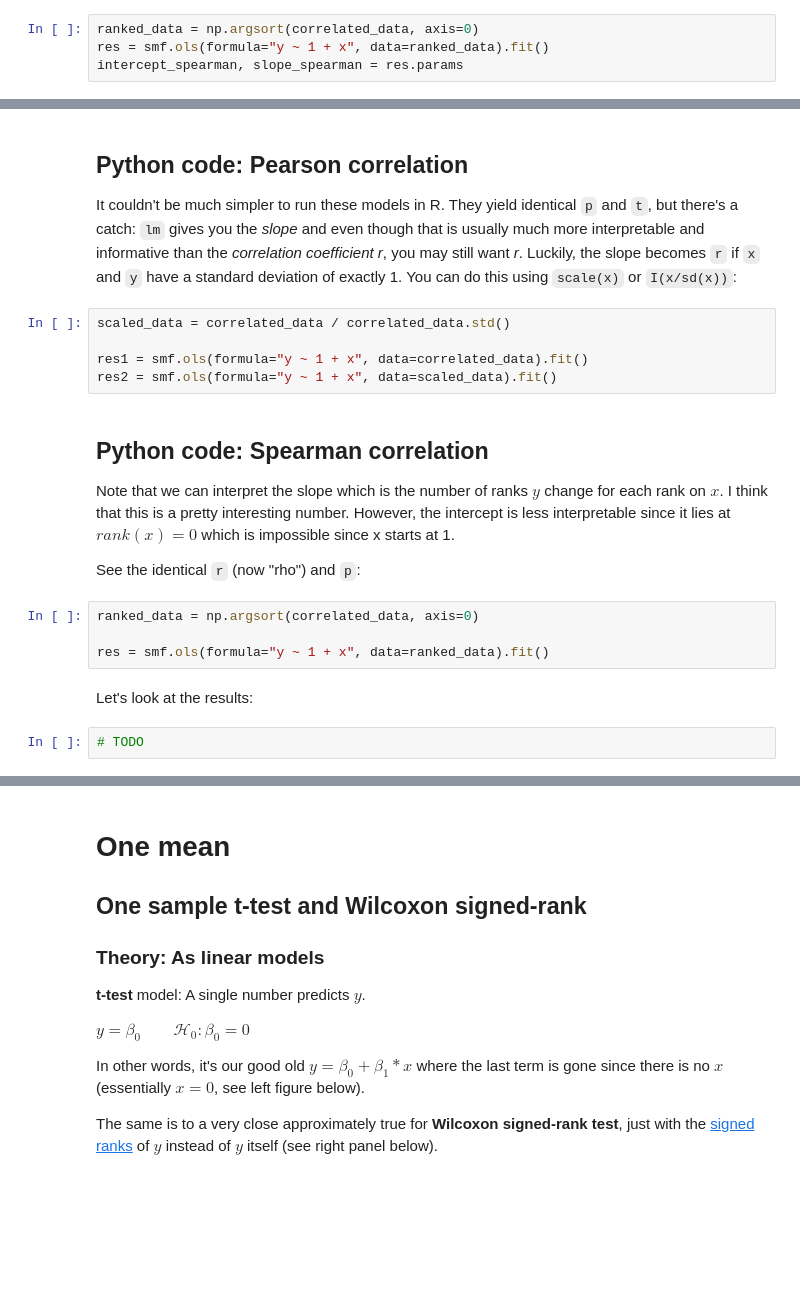
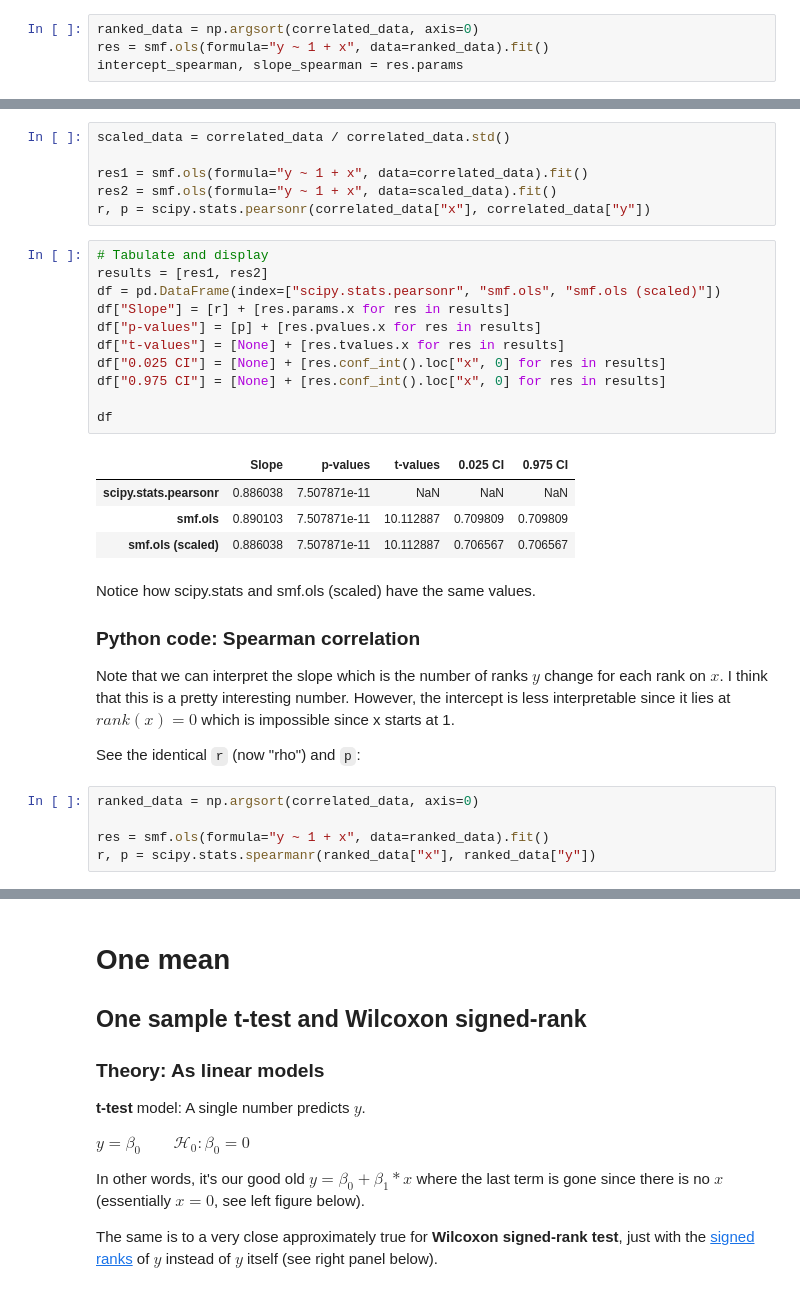
Before and after one commit to eigenfoo/tests-as-linear, a Jupyter notebook: tests-as-linear.ipynb, the cells around one changed output, grey strips where cells are left out. Cells and saved outputs as stored; diff of their text form; blank space fills up the shorter version.

```diff
--- a/tests-as-linear.ipynb
+++ b/tests-as-linear.ipynb
@@ -123,14 +126,29 @@ I hope I don't offend anyone when I say that ranks are easy; yet it's all you ne
-# %% [markdown]
-## Python code: Pearson correlation
-
-It couldn't be much simpler to run these models in R. They yield identical `p` and `t`, but there's a catch: `lm` gives you the *slope* and even though that is usually much more interpretable and informative than the *correlation coefficient* *r*, you may still want *r*. Luckily, the slope becomes `r` if `x` and `y` have a standard deviation of exactly 1. You can do this using `scale(x)` or `I(x/sd(x))`:
 # %%
 scaled_data = correlated_data / correlated_data.std()
 
 res1 = smf.ols(formula="y ~ 1 + x", data=correlated_data).fit()
 res2 = smf.ols(formula="y ~ 1 + x", data=scaled_data).fit()
+r, p = scipy.stats.pearsonr(correlated_data["x"], correlated_data["y"])
+# %%
+# Tabulate and display
+results = [res1, res2]
+df = pd.DataFrame(index=["scipy.stats.pearsonr", "smf.ols", "smf.ols (scaled)"])
+df["Slope"] = [r] + [res.params.x for res in results]
+df["p-values"] = [p] + [res.pvalues.x for res in results]
+df["t-values"] = [None] + [res.tvalues.x for res in results]
+df["0.025 CI"] = [None] + [res.conf_int().loc["x", 0] for res in results]
+df["0.975 CI"] = [None] + [res.conf_int().loc["x", 0] for res in results]
+
+df
+# %% [output]
+|  | Slope | p-values | t-values | 0.025 CI | 0.975 CI |
+| scipy.stats.pearsonr | 0.886038 | 7.507871e-11 | NaN | NaN | NaN |
+| smf.ols | 0.890103 | 7.507871e-11 | 10.112887 | 0.709809 | 0.709809 |
+| smf.ols (scaled) | 0.886038 | 7.507871e-11 | 10.112887 | 0.706567 | 0.706567 |
 # %% [markdown]
-## Python code: Spearman correlation
+Notice how scipy.stats and smf.ols (scaled) have the same values.
+
+### Python code: Spearman correlation
 
 Note that we can interpret the slope which is the number of ranks $y$ change for each rank on $x$. I think that this is a pretty interesting number. However, the intercept is less interpretable since it lies at $rank(x) = 0$ which is impossible since x starts at 1.
 
@@ -139,7 +157,4 @@ See the identical `r` (now "rho") and `p`:
 ranked_data = np.argsort(correlated_data, axis=0)
 
 res = smf.ols(formula="y ~ 1 + x", data=ranked_data).fit()
+r, p = scipy.stats.spearmanr(ranked_data["x"], ranked_data["y"])
-# %% [markdown]
-Let's look at the results:
-# %%
-# TODO
```
Also changed, not shown: parts of 15 cells of this notebook, 3 other files.
